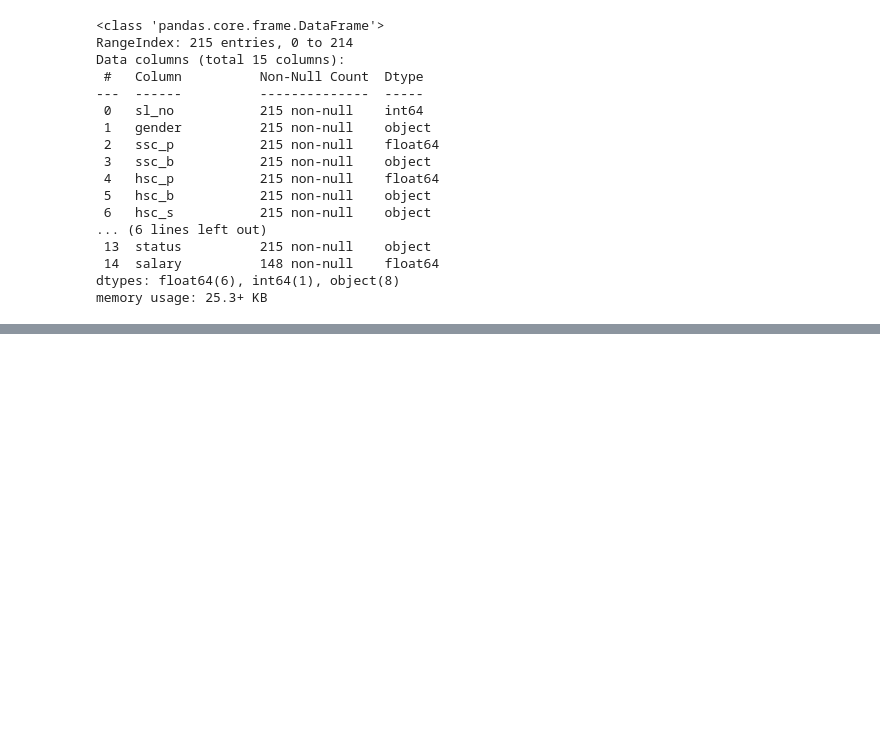
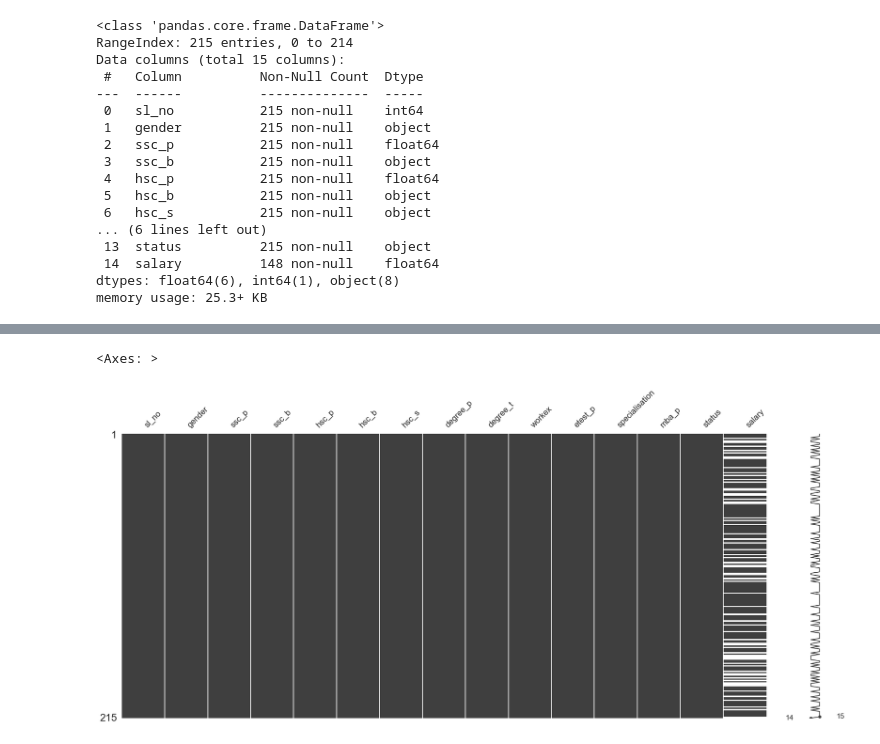
Before and after one commit to heloise-02/Machine_Learning_Studies_Fiap, a Jupyter notebook: Marchine_Learning_Avançado/aula_02/aula_02.ipynb, the cells around one changed output, grey strips where cells are left out. Cells and saved outputs as stored; diff of their text form; code cells hidden in the pictures; blank space fills up the shorter version.

```diff
--- a/Marchine_Learning_Avançado/aula_02/aula_02.ipynb
+++ b/Marchine_Learning_Avançado/aula_02/aula_02.ipynb
@@ -49,0 +73,5 @@ memory usage: 25.3+ KB
+# %%
+msno.matrix(dados)
+# %% [output]
+<Axes: >
+[figure, added]
```
Also changed, not shown: parts of 25 cells of this notebook.
